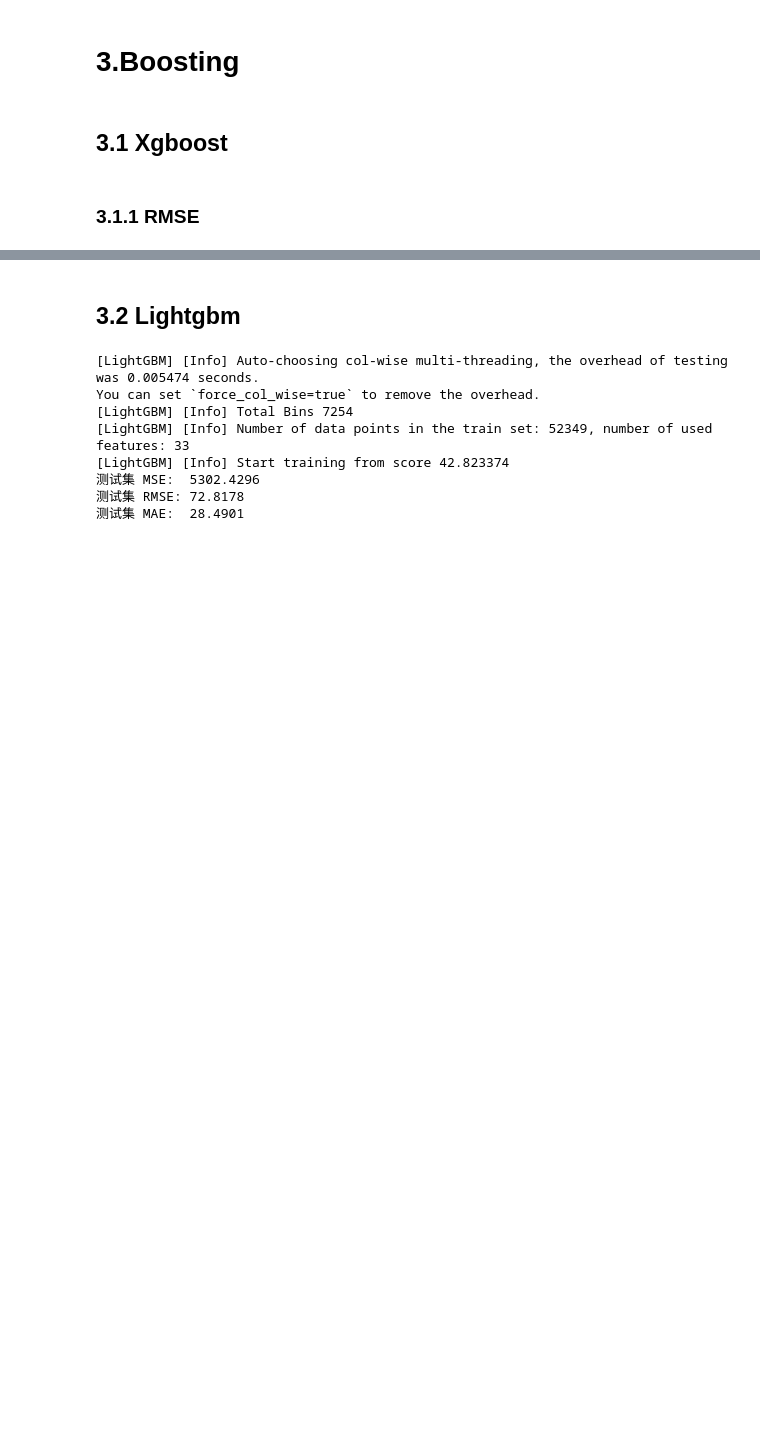
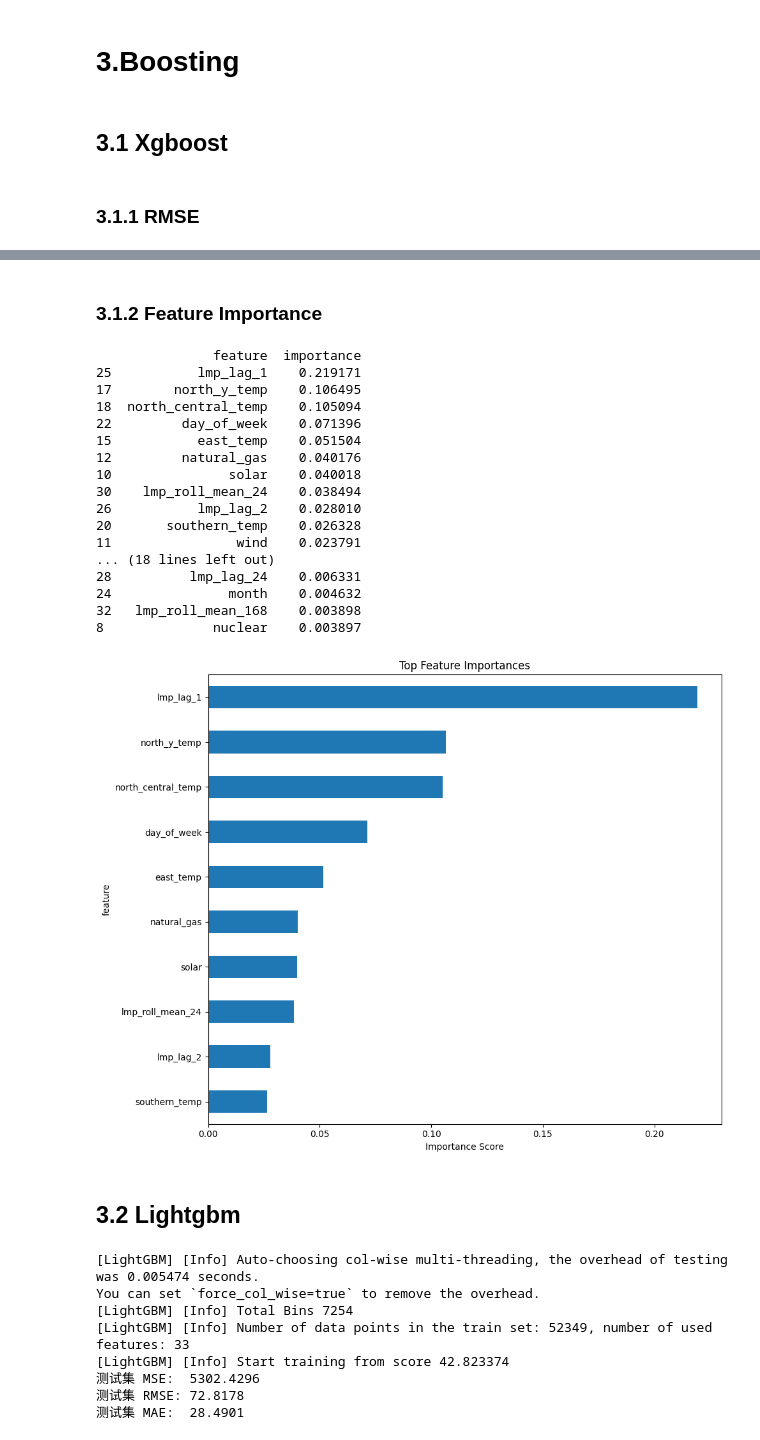
Before and after one commit to jessalynlc/IDS705_final_project, a Jupyter notebook: data_scrape.ipynb, the cells around one changed output, grey strips where cells are left out. Drawn from its saved outputs; the diff is of its cells as text; code cells hidden in the pictures; blank space fills up the shorter version.

Commit message:
Added feature importance for hourly xgboost.

```diff
--- a/data_scrape.ipynb
+++ b/data_scrape.ipynb
@@ -546,3 +588,42 @@ print(f" MAE:  {mae:.4f}")
+# %% [markdown]
+### 3.1.2 Feature Importance
+# %%
+importances = model.feature_importances_
+
+importance_df = pd.DataFrame({
+    'feature': X_train.columns,
+    'importance': importances
+}).sort_values(by='importance', ascending=False)
+
+print(importance_df)
+
+# Plot top 10
+top_n = 10
+importance_df.head(top_n).plot(kind='barh', x='feature', y='importance', figsize=(10, 8), legend=False)
+plt.title("Top Feature Importances")
+plt.gca().invert_yaxis()
+plt.xlabel("Importance Score")
+plt.tight_layout()
+plt.show()
+# %% [output]
+               feature  importance
+25           lmp_lag_1    0.219171
+17        north_y_temp    0.106495
+18  north_central_temp    0.105094
+22         day_of_week    0.071396
+15           east_temp    0.051504
+12         natural_gas    0.040176
+10               solar    0.040018
+30    lmp_roll_mean_24    0.038494
+26           lmp_lag_2    0.028010
+20       southern_temp    0.026328
+11                wind    0.023791
+... (18 lines left out)
+28          lmp_lag_24    0.006331
+24               month    0.004632
+32   lmp_roll_mean_168    0.003898
+8              nuclear    0.003897
+[figure, added]
 # %% [markdown]
 ## 3.2 Lightgbm
 # %%
```
Also changed, not shown: parts of 8 cells of this notebook.
